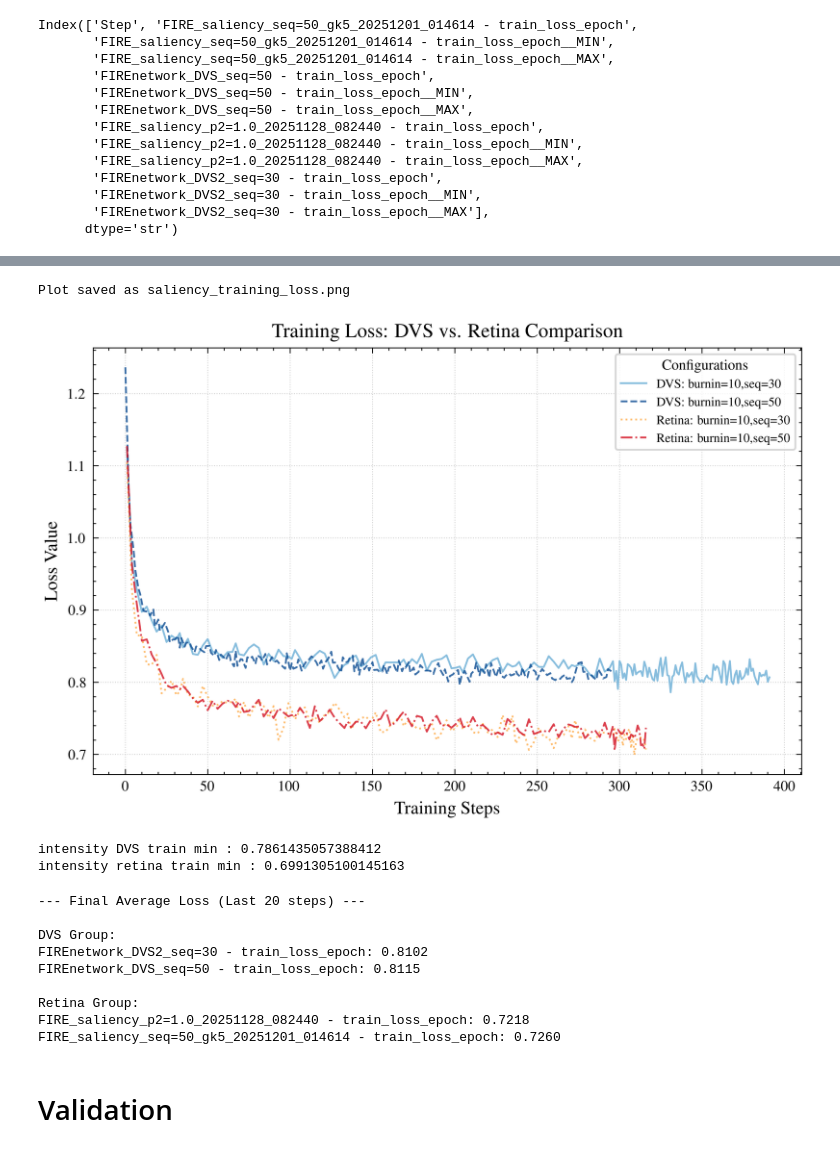
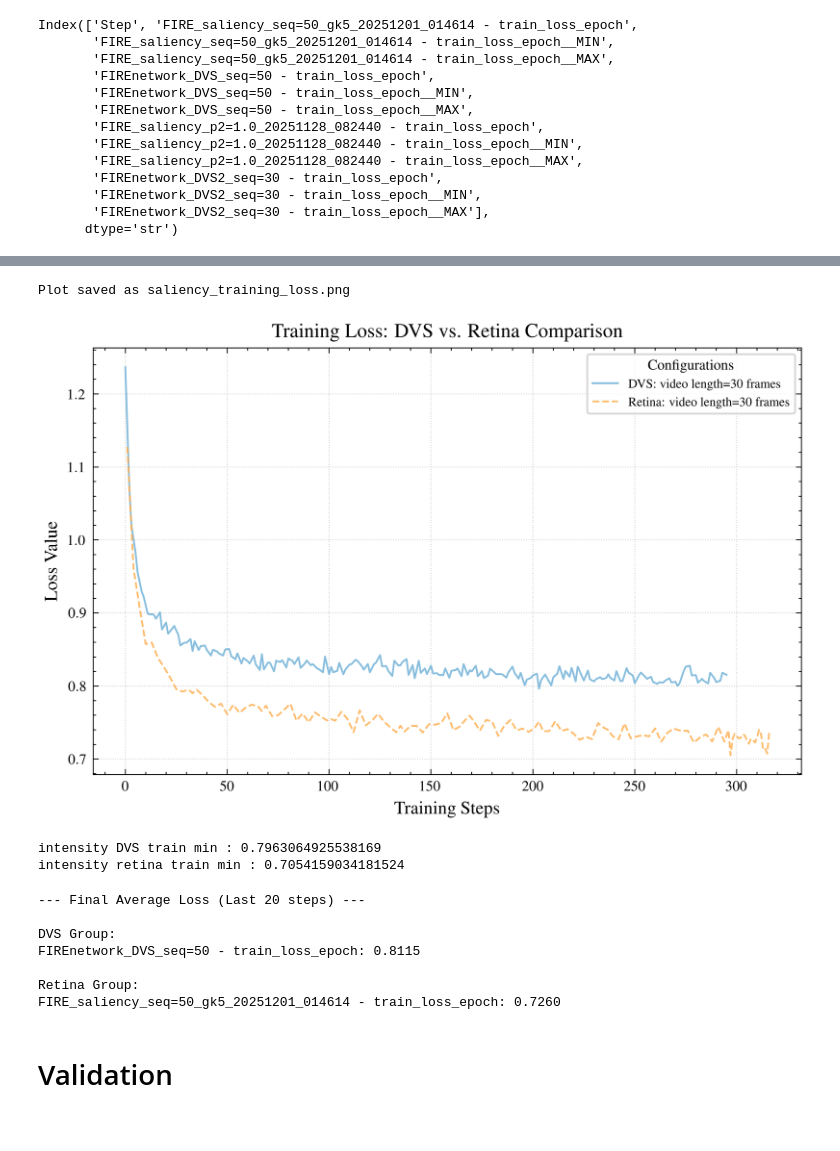
Before and after one commit to mlewandowski0/sillicon-retina, a Jupyter notebook: paper-figures/analysis_saliency.ipynb, the cells around one changed output, grey strips where cells are left out. Cells and saved outputs as stored; diff of their text form; code cells hidden in the pictures.

```diff
--- a/paper-figures/analysis_saliency.ipynb
+++ b/paper-figures/analysis_saliency.ipynb
@@ -46,12 +47,15 @@ Index(['Step', 'FIRE_saliency_seq=50_gk5_20251201_014614 - train_loss_epoch',
        'FIREnetwork_DVS2_seq=30 - train_loss_epoch__MAX'],
       dtype='str')
 # %%
-dvs_group_train = ['FIREnetwork_DVS2_seq=30 - train_loss_epoch',
-                   'FIREnetwork_DVS_seq=50 - train_loss_epoch']
+#dvs_group_train = ['FIREnetwork_DVS2_seq=30 - train_loss_epoch',
+#                   'FIREnetwork_DVS_seq=50 - train_loss_epoch']
 
-retina_group_train = ['FIRE_saliency_p2=1.0_20251128_082440 - train_loss_epoch',
-                      'FIRE_saliency_seq=50_gk5_20251201_014614 - train_loss_epoch']
+#retina_group_train = ['FIRE_saliency_p2=1.0_20251128_082440 - train_loss_epoch',
+#                      'FIRE_saliency_seq=50_gk5_20251201_014614 - train_loss_epoch']
 
+
+dvs_group_train = ['FIREnetwork_DVS_seq=50 - train_loss_epoch']
+retina_group_train = ['FIRE_saliency_seq=50_gk5_20251201_014614 - train_loss_epoch']
 
 plt.figure(figsize=(10, 6))
 
@@ -74,10 +78,10 @@ import numpy as np
 
 plt.style.use(['science', 'ieee'])
 
-dvs_label_names = ["burnin=10,seq=30",
-                   "burnin=10,seq=50"]
-retina_label_names = ["burnin=10,seq=30",
-                   "burnin=10,seq=50"]
+dvs_label_names = ["video length=30 frames",
+                   "seq=50"]
+retina_label_names = ["video length=30 frames",
+                   "seq=50"]
 
 def plot_loss_data(df, dvs_group, dvs_labels,
                    retina_group, retina_labels,
@@ -125,34 +129,34 @@ def plot_loss_data(df, dvs_group, dvs_labels,
                     color=color, linewidth=1.0, alpha=0.8)
 
     # 4. Polish the graph
     ax.set_xlabel(f'{prefix} Steps', fontsize=10)
     ax.set_ylabel(r'Loss Value', fontsize=10)
     ax.set_title(f'{prefix} Loss: DVS vs. Retina Comparison', fontsize=11, fontweight='bold')
 
     # Legend - placing it slightly outside or in a clear spot
     ax.legend(title='Configurations', fontsize=7, title_fontsize=8,
               loc='upper right', frameon=True)
 
     ax.grid(True, linestyle=':', alpha=0.6)
 
     # Optional: use log scale if loss values vary by orders of magnitude
     # ax.set_yscale('log')
 
     plt.tight_layout()
 
     # Save with high DPI for publications
     file_name = f'saliency_{prefix.lower()}_loss.png'
     plt.savefig(file_name, dpi=300, bbox_inches='tight')
     print(f"Plot saved as {file_name}")
     plt.show()
 
 # Usage with your dataframe
 plot_loss_data(intensity_train_csv,
                dvs_group_train, dvs_label_names,
                retina_group_train, retina_label_names, is_train=True, smoothing=0.0)
 # %% [output]
 Plot saved as saliency_training_loss.png
-[figure, old version]
+[figure, new version]
 # %%
 dvs_train = intensity_train_csv[dvs_group_train]
 retina_train = intensity_train_csv[retina_group_train]
@@ -160,8 +164,8 @@ retina_train = intensity_train_csv[retina_group_train]
 print("intensity DVS train min :", np.min(intensity_train_csv[dvs_group_train]))
 print("intensity retina train min :", np.min(intensity_train_csv[retina_group_train]))
 # %% [output]
-intensity DVS train min : 0.7861435057388412
-intensity retina train min : 0.6991305100145163
+intensity DVS train min : 0.7963064925538169
+intensity retina train min : 0.7054159034181524
 # %%
 import pandas as pd
 import numpy as np
@@ -203,11 +207,9 @@ for name, val in retina_averages.items():
 --- Final Average Loss (Last 20 steps) ---
 
 DVS Group:
-FIREnetwork_DVS2_seq=30 - train_loss_epoch: 0.8102
 FIREnetwork_DVS_seq=50 - train_loss_epoch: 0.8115
 
 Retina Group:
-FIRE_saliency_p2=1.0_20251128_082440 - train_loss_epoch: 0.7218
 FIRE_saliency_seq=50_gk5_20251201_014614 - train_loss_epoch: 0.7260
 # %% [markdown]
 # Validation
```
Also changed, not shown: parts of 8 cells of this notebook, 3 other files.
